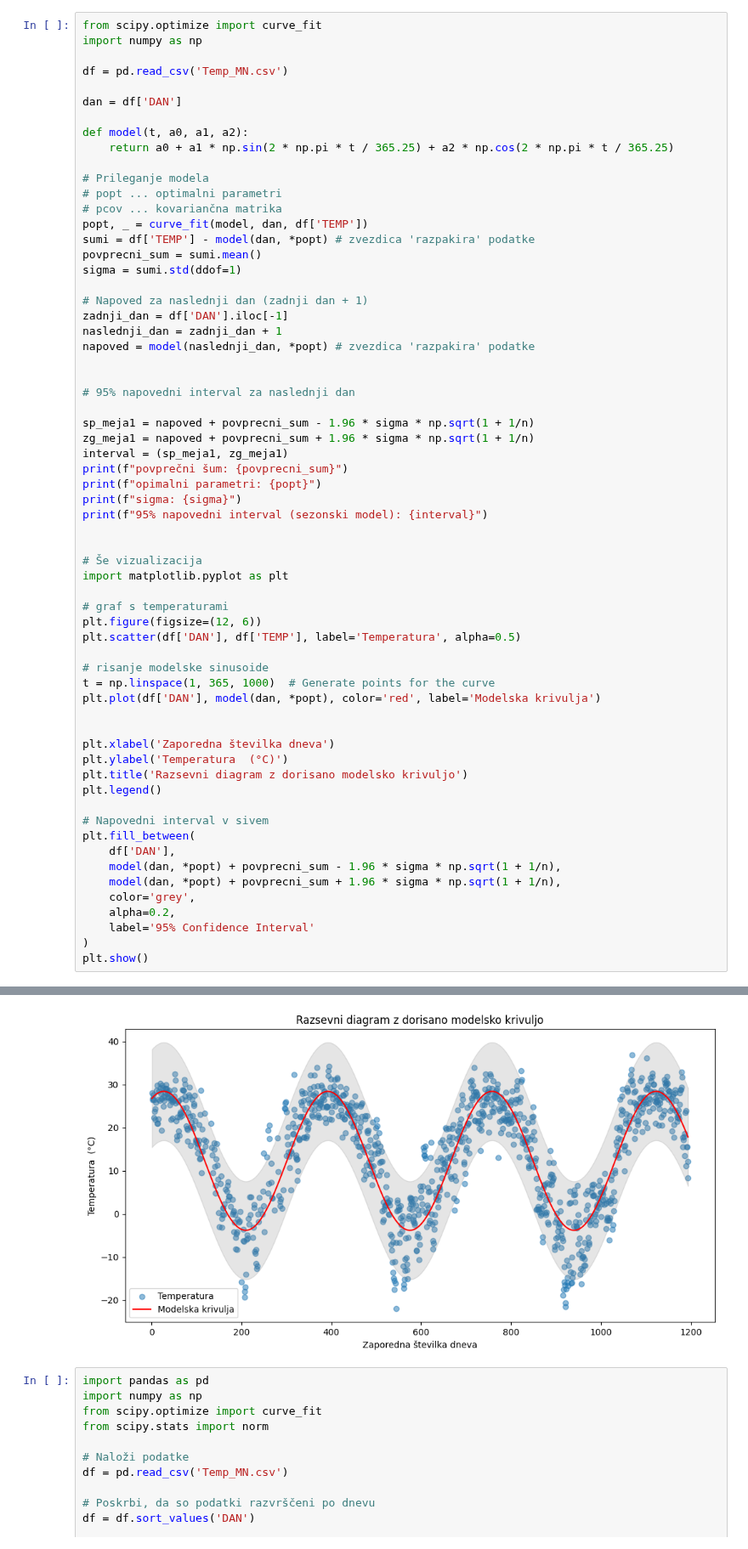
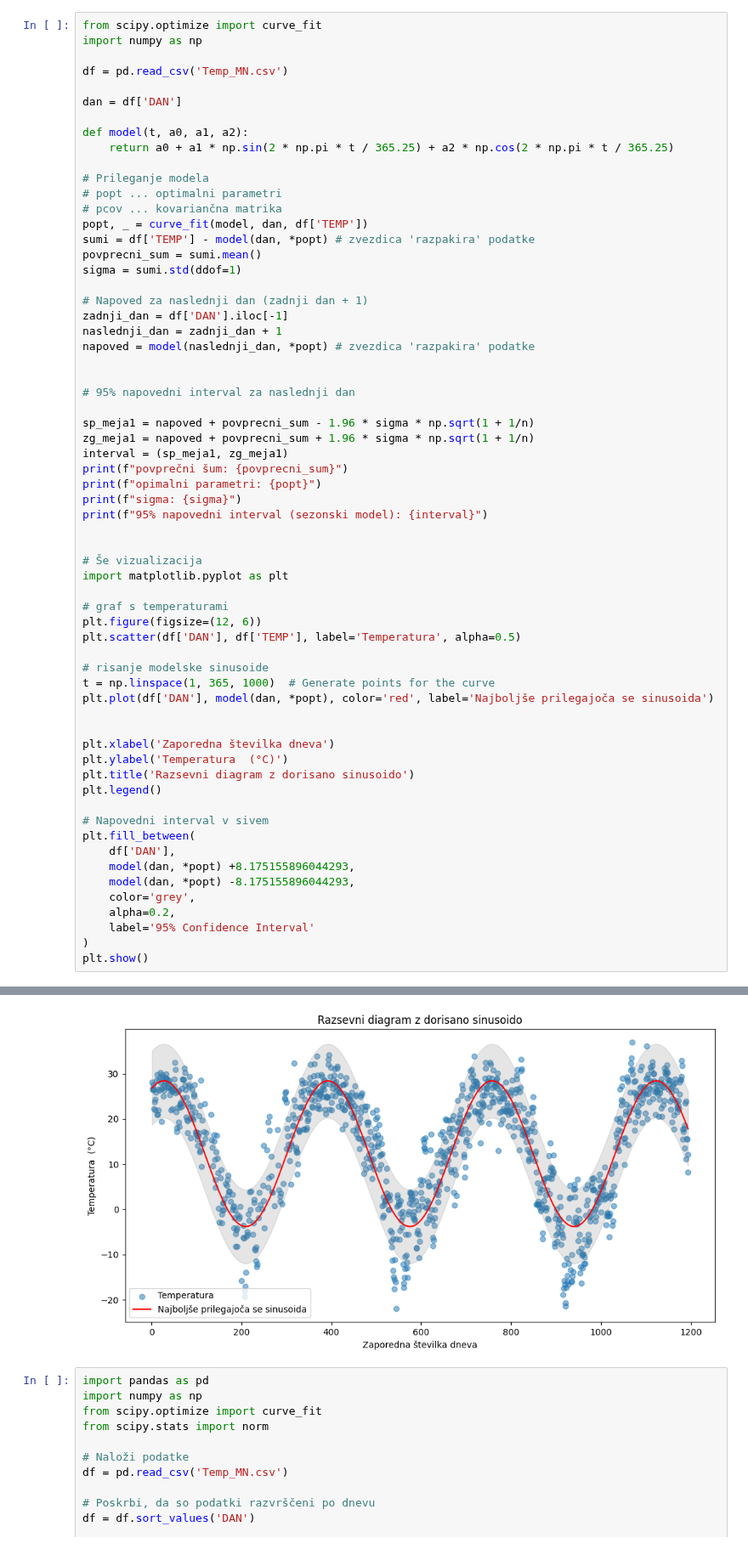
Before and after one commit to LukaLjevar/projektna_statistika, a Jupyter notebook: Temp_MN.ipynb, the cells around one changed output, grey strips where cells are left out. Shown at 85% size. Cells and saved outputs as stored; diff of their text form.

```diff
--- a/Temp_MN.ipynb
+++ b/Temp_MN.ipynb
@@ -59,38 +59,38 @@ print(f"95% napovedni interval (sezonski model): {interval}")
 
 
 # Še vizualizacija
 import matplotlib.pyplot as plt
 
 # graf s temperaturami
 plt.figure(figsize=(12, 6))
 plt.scatter(df['DAN'], df['TEMP'], label='Temperatura', alpha=0.5)
 
 # risanje modelske sinusoide
 t = np.linspace(1, 365, 1000)  # Generate points for the curve
-plt.plot(df['DAN'], model(dan, *popt), color='red', label='Modelska krivulja')
+plt.plot(df['DAN'], model(dan, *popt), color='red', label='Najboljše prilegajoča se sinusoida')
 
 
 plt.xlabel('Zaporedna številka dneva')
 plt.ylabel('Temperatura  (°C)')
-plt.title('Razsevni diagram z dorisano modelsko krivuljo')
+plt.title('Razsevni diagram z dorisano sinusoido')
 plt.legend()
 
 # Napovedni interval v sivem
 plt.fill_between(
     df['DAN'],
-    model(dan, *popt) + povprecni_sum - 1.96 * sigma * np.sqrt(1 + 1/n),
-    model(dan, *popt) + povprecni_sum + 1.96 * sigma * np.sqrt(1 + 1/n),
+    model(dan, *popt) +8.175155896044293,
+    model(dan, *popt) -8.175155896044293,
     color='grey',
     alpha=0.2,
     label='95% Confidence Interval'
 )
 plt.show()
 # %% [output]
 povprečni šum: 1.804698274707481e-08
 opimalni parametri: [12.29655081  7.298332   14.36784202]
 sigma: 5.795716846406521
 95% napovedni interval (sezonski model): (np.float64(6.2064988255939095), np.float64(28.935894566793415))
-[figure, old version]
+[figure, new version]
 # %%
 import pandas as pd
 import numpy as np
```
Also changed, not shown: parts of 2 cells of this notebook.
